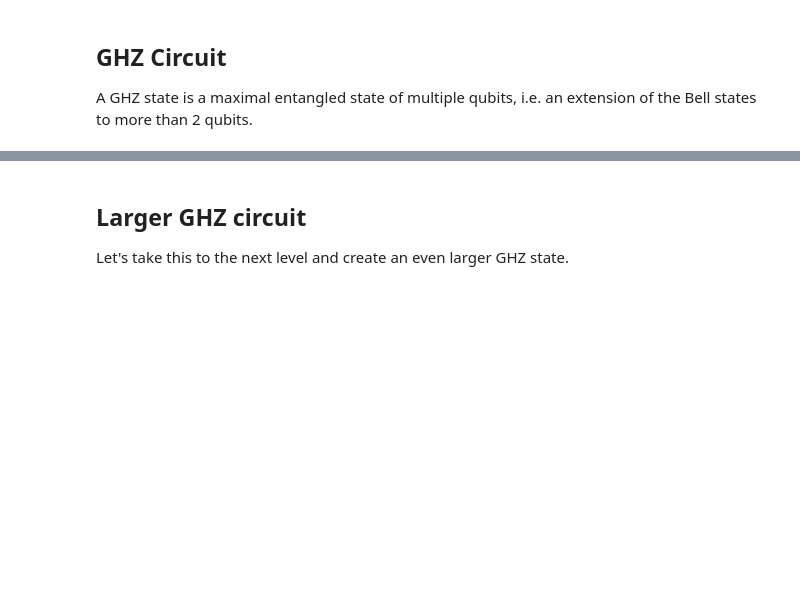
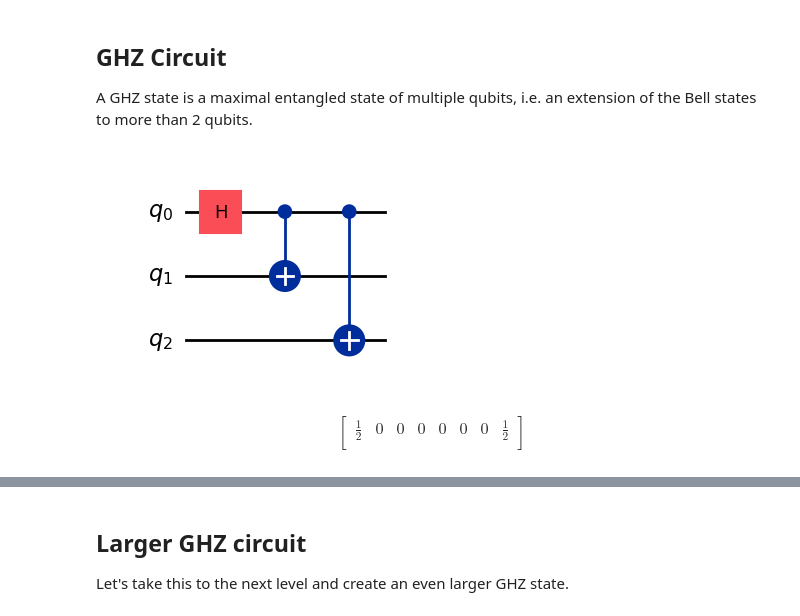
Before and after one commit to Joseph-Khoury/MQE_env, a Jupyter notebook: qiskit_env/Lecture 1/workbook_1_intro_to_qiskit.ipynb, the cells around one changed output, grey strips where cells are left out. Drawn from its saved outputs; the diff is of its cells as text; code cells hidden in the pictures; blank space fills up the shorter version.

```diff
--- a/qiskit_env/Lecture 1/workbook_1_intro_to_qiskit.ipynb
+++ b/qiskit_env/Lecture 1/workbook_1_intro_to_qiskit.ipynb
@@ -242,15 +287,33 @@ The results on real quantum hardware shows measurement probabilities for the $|0
 ## GHZ Circuit
 
 A GHZ state is a maximal entangled state of multiple qubits, i.e. an extension of the Bell states to more than 2 qubits.
+# %%
+def make_ghz(n_qubits: int = 3) -> QuantumCircuit:
+    ghz_circ = QuantumCircuit(n_qubits)
+    ghz_circ.h(0)
+    for target in range(1,n_qubits):
+        ghz_circ.cx(0,target)
+    return ghz_circ
 # %%
 # Create a 3-qubit GHZ state circuit (ghz_circ)
+n_qubits = 3
 
 # Your code goes here
+ghz_circ = make_ghz(n_qubits)
+ghz_circ.draw("mpl")
+# %% [output]
+[figure, added]
 # %%
 # Run in simulator and plot out the measured result
 ghz_state = sv_backend.run(ghz_circ).result().get_statevector()
 ghz_probs = Statevector(ghz_state).probabilities()
-ghz_probs
+Operator(ghz_probs).draw("latex")
+# %% [output]
+$$
+\begin{bmatrix}
+\frac{1}{2} & 0 & 0 & 0 & 0 & 0 & 0 & \frac{1}{2}  \\
+ \end{bmatrix}
+$$
 # %%
 # visualize the GHZ state on a Q-Sphere
 
```
Also changed, not shown: parts of 21 cells of this notebook, 5 other files.
